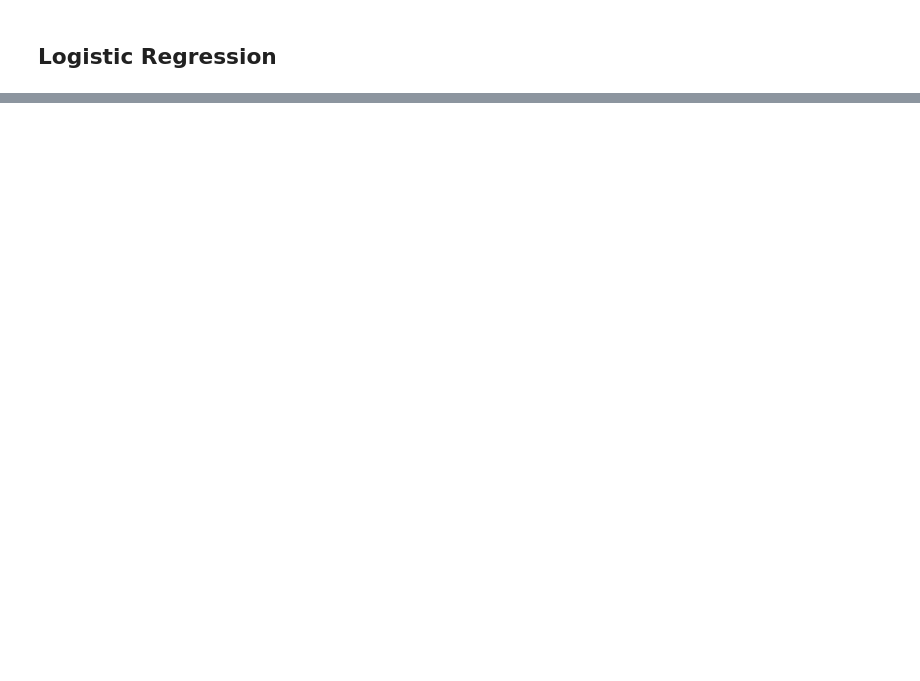
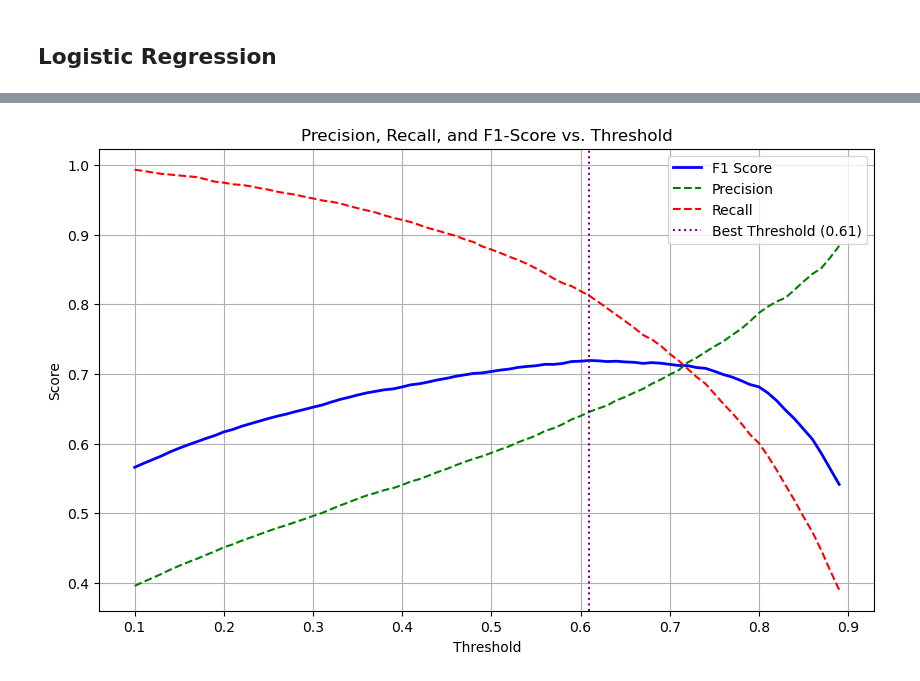
Before and after one commit to hvillapando/AgapAI, a Jupyter notebook: Code/ml_models.ipynb, the cells around one changed output, grey strips where cells are left out. Drawn from its saved outputs; the diff is of its cells as text; code cells hidden in the pictures; blank space fills up the shorter version.

Commit message:
Tuned XGBoost's hyperparameters and used the optimal threshold

```diff
--- a/Code/ml_models.ipynb
+++ b/Code/ml_models.ipynb
@@ -231,0 +317,24 @@ Confusion Matrix:
+# %%
+# Create a pipeline for XGBoost RandomSearchCV (Recall)
+pipe_xgb_random = Pipeline(steps=[
+  ('preprocessor', preprocessor),
+  ('random_search', random_recall)
+])
+
+pipe_xgb_random.fit(X_train, y_train)
+
+y_pred_xgb_random = pipe_xgb_random.predict(X_test)
+y_prob_xgb_random = pipe_xgb_random.predict_proba(X_test)[:,1]
+
+precision_xgb_random, recall_xgb_random, _ = precision_recall_curve(y_test, y_prob_xgb_random)
+
+best_params_xgb_recall = pipe_xgb_random.named_steps["random_search"].best_params_
+
+print("XGBoost Random Search Model (Recall focus)")
+print(f'Best Parameters: {best_params_xgb_recall}')
+print(f'Accuracy: {accuracy_score(y_test, y_pred_xgb_random)}')
+print(f'ROC AUC: {roc_auc_score(y_test, y_prob_xgb_random)}')
+print(f'PR AUC: {auc(recall_xgb_random, precision_xgb_random)}')
+print(f'Training Accuracy: {accuracy_score(y_train, pipe_xgb_random.predict(X_train))}')
+print(f'\nClassification Report:\n {classification_report(y_test, y_pred_xgb_random)}')
+print(f'Confusion Matrix:\n {confusion_matrix(y_test, y_pred_xgb_random)}')
@@ -231,0 +407,18 @@ Confusion Matrix:
+# %%
+# Plotting the metrics vs. thresholds
+plt.figure(figsize=(10, 6))
+plt.plot(thresholds, f1_scores, label='F1 Score', color='blue', lw=2)
+plt.plot(thresholds, precision_scores, label='Precision', color='green', linestyle='--')
+plt.plot(thresholds, recall_scores, label='Recall', color='red', linestyle='--')
+
+# Mark the best threshold
+plt.axvline(x=best_threshold, color='purple', linestyle=':', label=f'Best Threshold ({best_threshold:.2f})')
+
+plt.title('Precision, Recall, and F1-Score vs. Threshold')
+plt.xlabel('Threshold')
+plt.ylabel('Score')
+plt.legend()
+plt.grid(True)
+plt.show()
+# %% [output]
+[figure, added]
```
Also changed, not shown: parts of 27 cells of this notebook.
